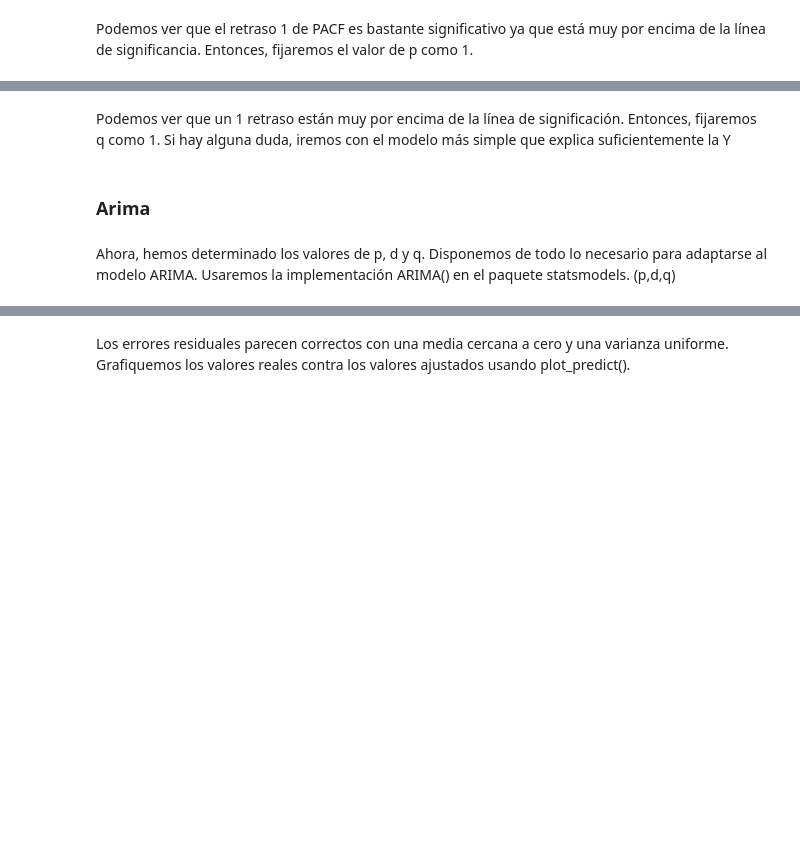
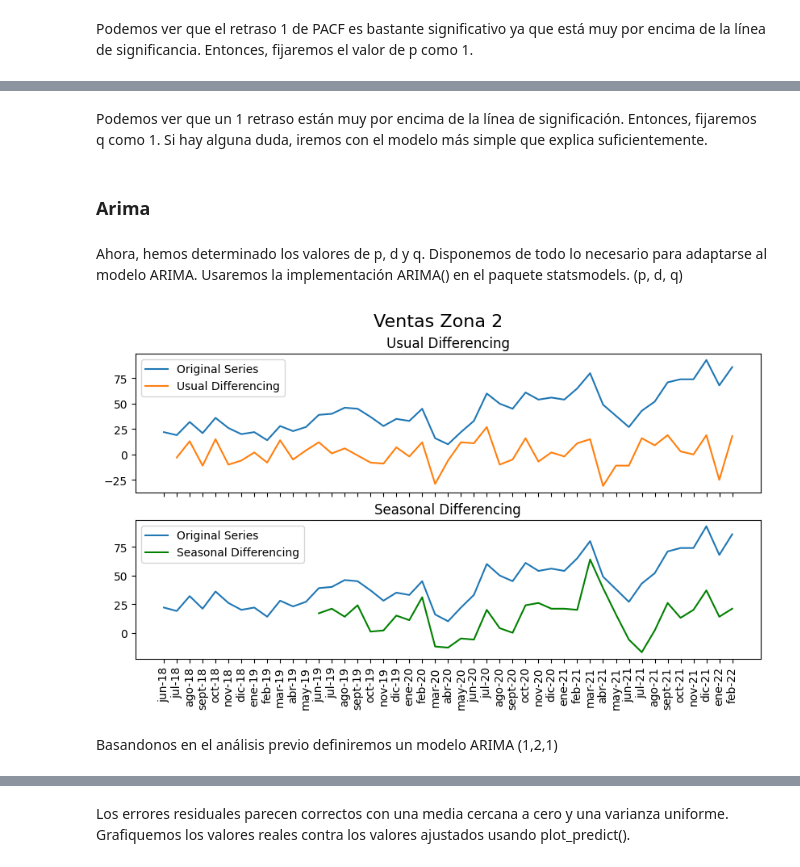
Before and after one commit to JCaballerot/Consultoria_ASEI, a Jupyter notebook: Model_development/Miraflores/modelDevelopment_zona2_M_rev.ipynb, the cells around one changed output, grey strips where cells are left out. Cells and saved outputs as stored; diff of their text form; code cells hidden in the pictures; blank space fills up the shorter version.

```diff
--- a/Model_development/Miraflores/modelDevelopment_zona2_M_rev.ipynb
+++ b/Model_development/Miraflores/modelDevelopment_zona2_M_rev.ipynb
@@ -200,27 +308,31 @@ plt.show()
 # %% [markdown]
-Podemos ver que un 1 retraso están muy por encima de la línea de significación. Entonces, fijaremos q como 1. Si hay alguna duda, iremos con el modelo más simple que explica suficientemente la Y
+Podemos ver que un 1 retraso están muy por encima de la línea de significación. Entonces, fijaremos q como 1. Si hay alguna duda, iremos con el modelo más simple que explica suficientemente.
 # %% [markdown]
 ### Arima
 # %% [markdown]
 Ahora, hemos determinado los valores de p, d y q. Disponemos de todo lo necesario para adaptarse al modelo ARIMA. Usaremos la implementación ARIMA() en el paquete statsmodels.
-(p,d,q)
+(p, d, q)
 # %%
 # Plot
 fig, axes = plt.subplots(2, 1, figsize=(10,5), dpi=100, sharex=True)
 
 # Usual Differencing
 axes[0].plot(X_train[target], label='Original Series')
 axes[0].plot(X_train[target].diff(1), label='Usual Differencing')
 axes[0].set_title('Usual Differencing')
 axes[0].legend(loc='upper left', fontsize=10)
 
 
 # Seasonal Differencing
 axes[1].plot(X_train[target], label='Original Series')
 axes[1].plot(X_train[target].diff(12), label='Seasonal Differencing', color='green')
 axes[1].set_title('Seasonal Differencing')
 plt.legend(loc='upper left', fontsize=10)
-plt.suptitle('Ventas Zona 3', fontsize=16)
+plt.suptitle('Ventas Zona 2', fontsize=16)
 plt.xticks(rotation=90)
 plt.show()
+# %% [output]
+[figure, added]
+# %% [markdown]
+Basandonos en el análisis previo definiremos un modelo ARIMA (1,2,1)
 # %%
```
Also changed, not shown: parts of 127 cells of this notebook.
